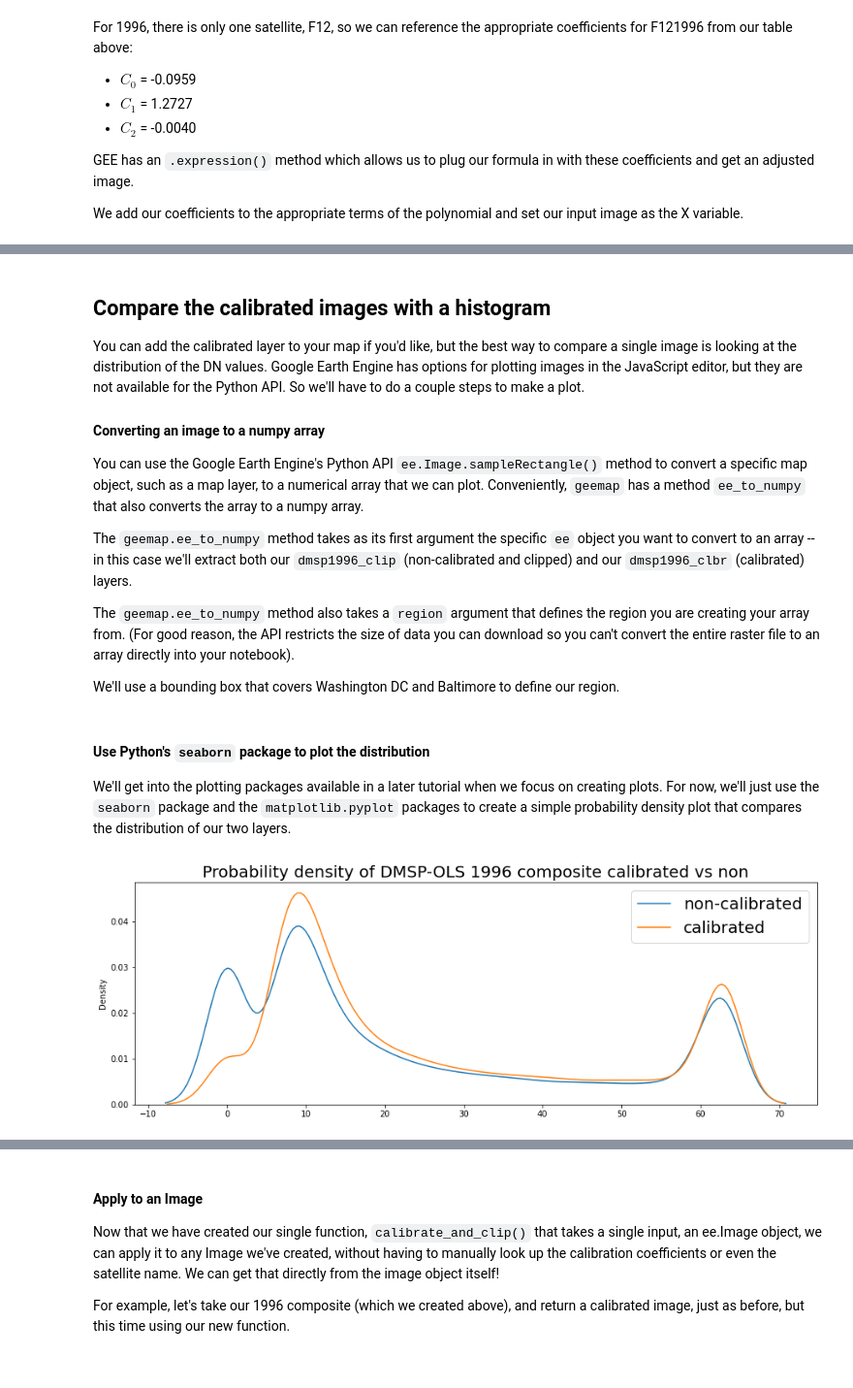
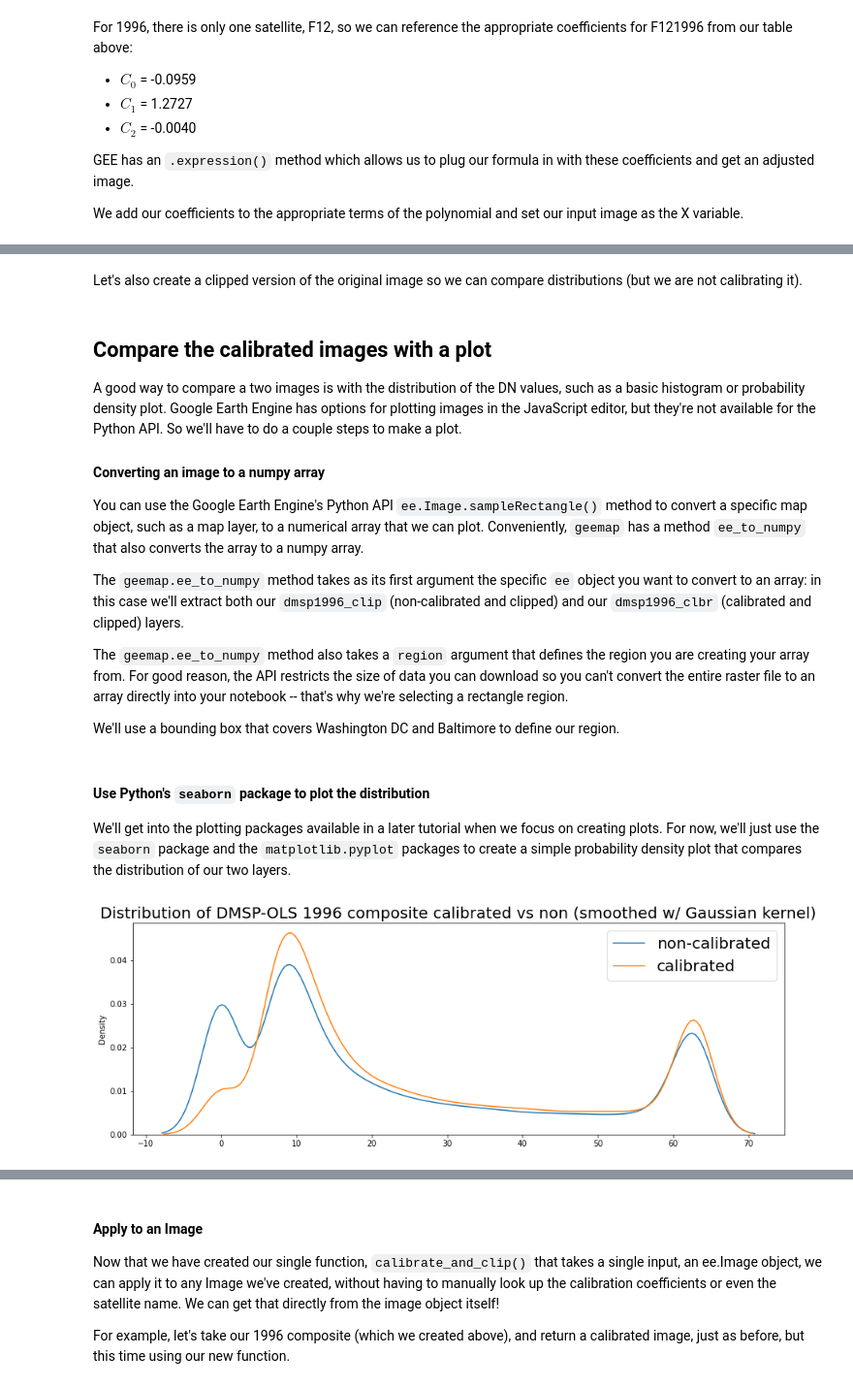
Before and after one commit to worldbank/OpenNightLights, a Jupyter notebook: onl/tutorials/mod2_2_DMSP-OLS_intercalibration.ipynb, the cells around one changed output, grey strips where cells are left out. Shown: that part at 97% size. Cells and saved outputs as stored; diff of their text form; code cells hidden in the pictures.

```diff
--- a/onl/tutorials/mod2_2_DMSP-OLS_intercalibration.ipynb
+++ b/onl/tutorials/mod2_2_DMSP-OLS_intercalibration.ipynb
@@ -99,0 +99,2 @@ dmsp1996_clip = dmsp1996.where(dmsp1996.gt(63),63).where(dmsp1996.lte(6),0)
+# %% [markdown]
+Let's also create a clipped version of the original image so we can compare distributions (but we are not calibrating it).
@@ -100,15 +103,15 @@ dmsp1996_clip = dmsp1996.where(dmsp1996.gt(63),63).where(dmsp1996.lte(6),0)
 # %% [markdown]
-## Compare the calibrated images with a histogram
+## Compare the calibrated images with a plot
 
-You can add the calibrated layer to your map if you'd like, but the best way to compare a single image is looking at the distribution of the DN values. Google Earth Engine has options for plotting images in the JavaScript editor, but they are not available for the Python API. So we'll have to do a couple steps to make a plot.
+A good way to compare a two images is with the distribution of the DN values, such as a basic histogram or probability density plot. Google Earth Engine has options for plotting images in the JavaScript editor, but they're not available for the Python API. So we'll have to do a couple steps to make a plot.
 
 #### Converting an image to a numpy array
 
 You can use the Google Earth Engine's Python API `ee.Image.sampleRectangle()` method to convert a specific map object, such as a map layer, to a numerical array that we can plot. Conveniently, `geemap` has a method `ee_to_numpy` that also converts the array to a numpy array.
 
-The `geemap.ee_to_numpy` method takes as its first argument the specific `ee` object you want to convert to an array -- in this case we'll extract both our `dmsp1996_clip` (non-calibrated and clipped) and our `dmsp1996_clbr` (calibrated) layers.
+The `geemap.ee_to_numpy` method takes as its first argument the specific `ee` object you want to convert to an array: in this case we'll extract both our `dmsp1996_clip` (non-calibrated and clipped) and our `dmsp1996_clbr` (calibrated and clipped) layers.
 
-The `geemap.ee_to_numpy` method also takes a `region` argument that defines the region you are creating your array from. (For good reason, the API restricts the size of data you can download so you can't convert the entire raster file to an array directly into your notebook).
+The `geemap.ee_to_numpy` method also takes a `region` argument that defines the region you are creating your array from. For good reason, the API restricts the size of data you can download so you can't convert the entire raster file to an array directly into your notebook -- that's why we're selecting a rectangle region.
 
 We'll use a bounding box that covers Washington DC and Baltimore to define our region.
 # %%
@@ -126,14 +129,14 @@ We'll get into the plotting packages available in a later tutorial when we focus
 # %%
 import seaborn as sns
 import matplotlib.pyplot as plt
 
 fig, ax = plt.subplots(figsize=(15,5))
 sns.kdeplot(dmsp1996_arr.flatten(), label='non-calibrated',legend=True, ax=ax)
 sns.kdeplot(dmsp1996_clbr_arr.flatten(), label='calibrated',legend=True, ax=ax)
 plt.legend(fontsize=20)
-plt.title('Probability density of DMSP-OLS 1996 composite calibrated vs non', fontsize=20);
+plt.title('Distribution of DMSP-OLS 1996 composite calibrated vs non (smoothed w/ Gaussian kernel)', fontsize=20);
 # %% [output]
-[figure, old version]
+[figure, new version]
 # %% [markdown]
 **Brief observations:** You can see that while both layers show a similar distribution, the calibration impacts the distribution (it seems to shift the distribution rightward, i.e. increases the values somewhat).
 
```
Also changed, not shown: parts of 11 cells of this notebook.
